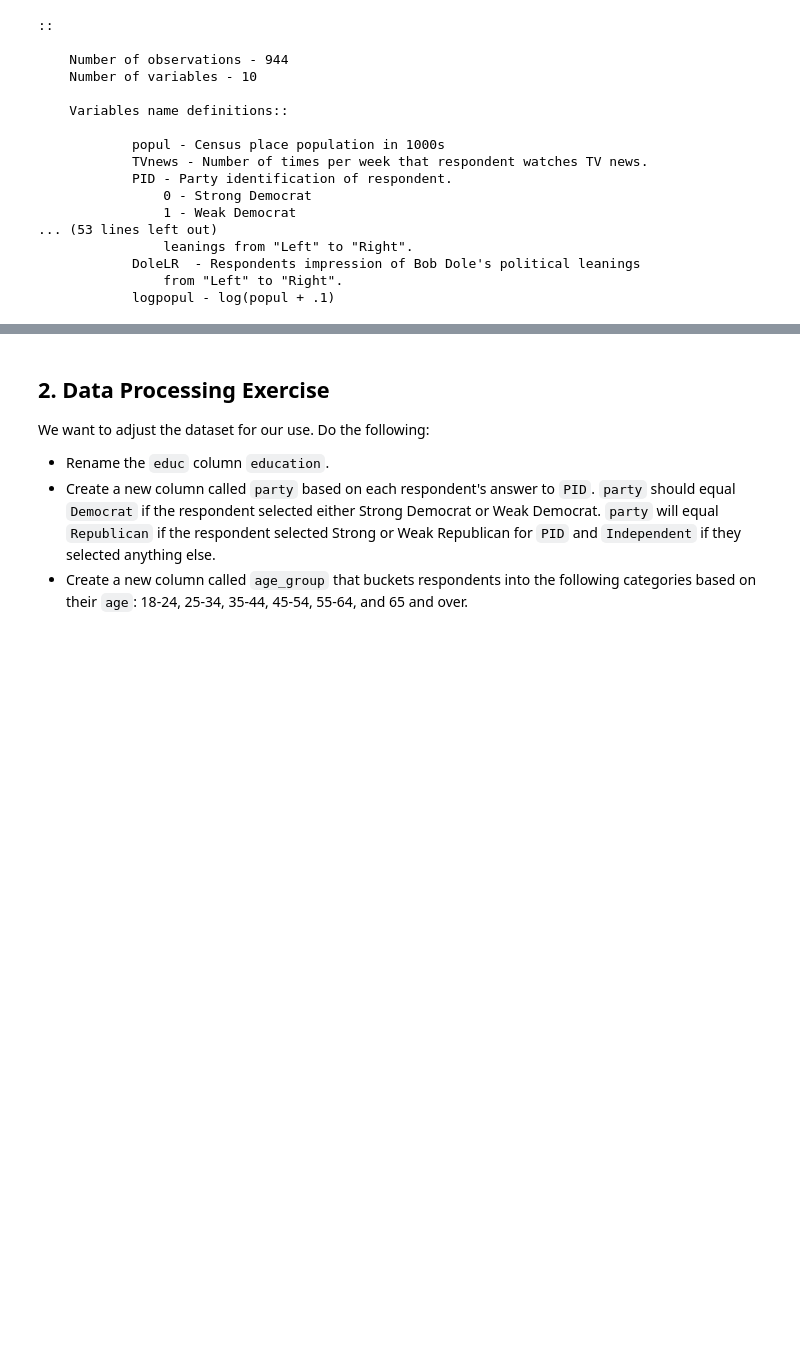
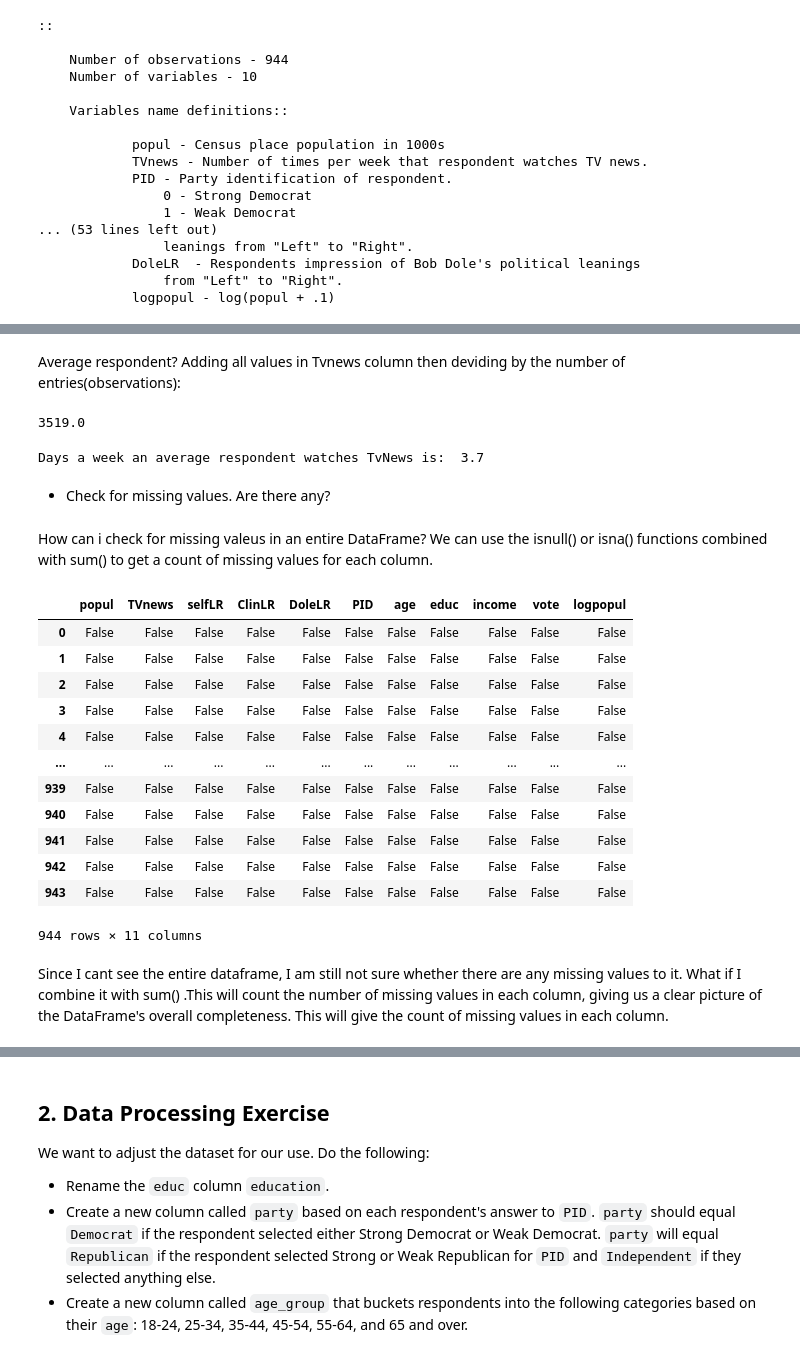
Before and after one commit to Angeliki1983/Pandas-Practice, a Jupyter notebook: Python_pandas_Practice_Problems_UC_Berkeley_MIDS_notebook.ipynb, the cells around one changed output, grey strips where cells are left out. Drawn from its saved outputs; the diff is of its cells as text; code cells hidden in the pictures; blank space fills up the shorter version.

```diff
--- a/Python_pandas_Practice_Problems_UC_Berkeley_MIDS_notebook.ipynb
+++ b/Python_pandas_Practice_Problems_UC_Berkeley_MIDS_notebook.ipynb
@@ -94,0 +157,40 @@ Our DataFrame (`df`) contains data on registered voters in the United States, in
+# %% [markdown]
+Average respondent? Adding all values in Tvnews column then deviding by the number of entries(observations):
+# %%
+total_weekdays = df['TVnews'].sum()
+total_weekdays
+# %% [output]
+3519.0
+# %%
+average = total_weekdays / df.shape[0]
+print("Days a week an average respondent watches TvNews is: ", round(average, 1))
+# %% [output]
+Days a week an average respondent watches TvNews is:  3.7
+# %% [markdown]
+*   Check for missing values. Are there any?
+# %% [markdown]
+How can i check for missing valeus in an entire DataFrame?
+We can use the isnull() or isna() functions combined with sum() to get a count of missing values for each column.
+# %%
+# Check for missing values in the entire DataFrame:
+
+missing_values = df.isnull()
+# %%
+missing_values
+# %% [output]
+|  | popul | TVnews | selfLR | ClinLR | DoleLR | PID | age | educ | income | vote | logpopul |
+| 0 | False | False | False | False | False | False | False | False | False | False | False |
+| 1 | False | False | False | False | False | False | False | False | False | False | False |
+| 2 | False | False | False | False | False | False | False | False | False | False | False |
+| 3 | False | False | False | False | False | False | False | False | False | False | False |
+| 4 | False | False | False | False | False | False | False | False | False | False | False |
+| ... | ... | ... | ... | ... | ... | ... | ... | ... | ... | ... | ... |
+| 939 | False | False | False | False | False | False | False | False | False | False | False |
+| 940 | False | False | False | False | False | False | False | False | False | False | False |
+| 941 | False | False | False | False | False | False | False | False | False | False | False |
+| 942 | False | False | False | False | False | False | False | False | False | False | False |
+| 943 | False | False | False | False | False | False | False | False | False | False | False |
+944 rows × 11 columns
+# %% [markdown]
+Since I cant see the entire dataframe, I am still not sure whether there are any missing values to it. What if I combine it with sum() .This will count the number of missing values in each column, giving us a clear picture of the DataFrame's overall completeness.
+This will give the count of missing values in each column.
```
Also changed, not shown: parts of 29 cells of this notebook.
